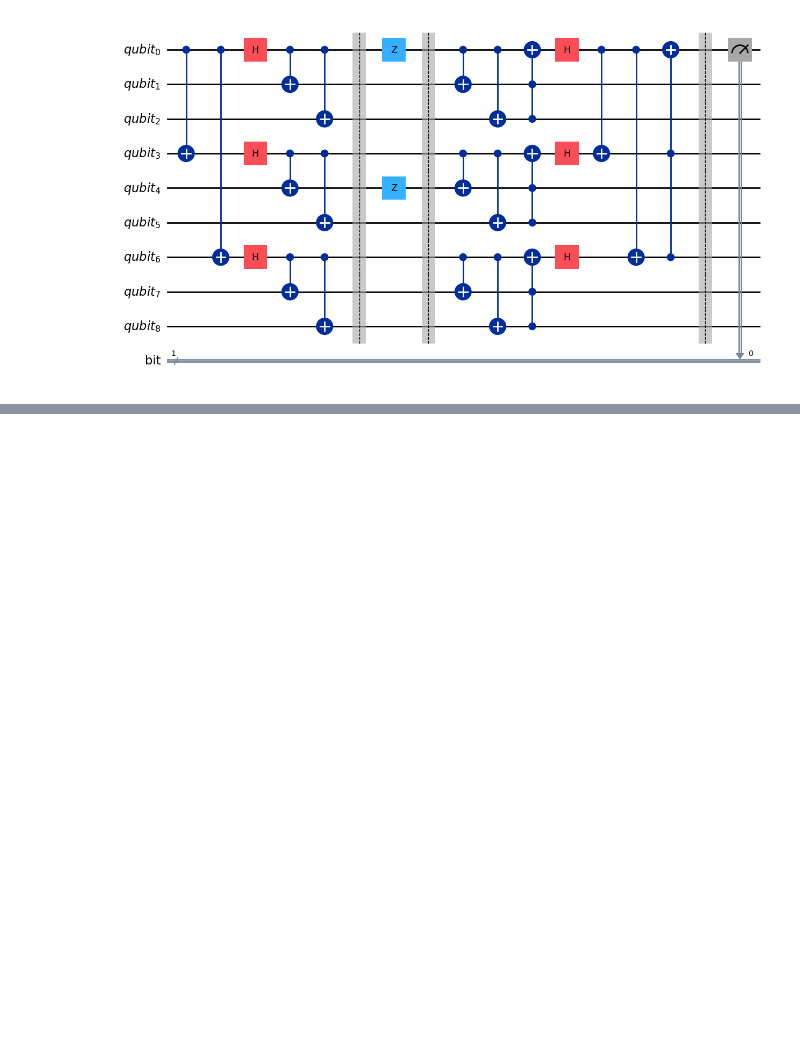
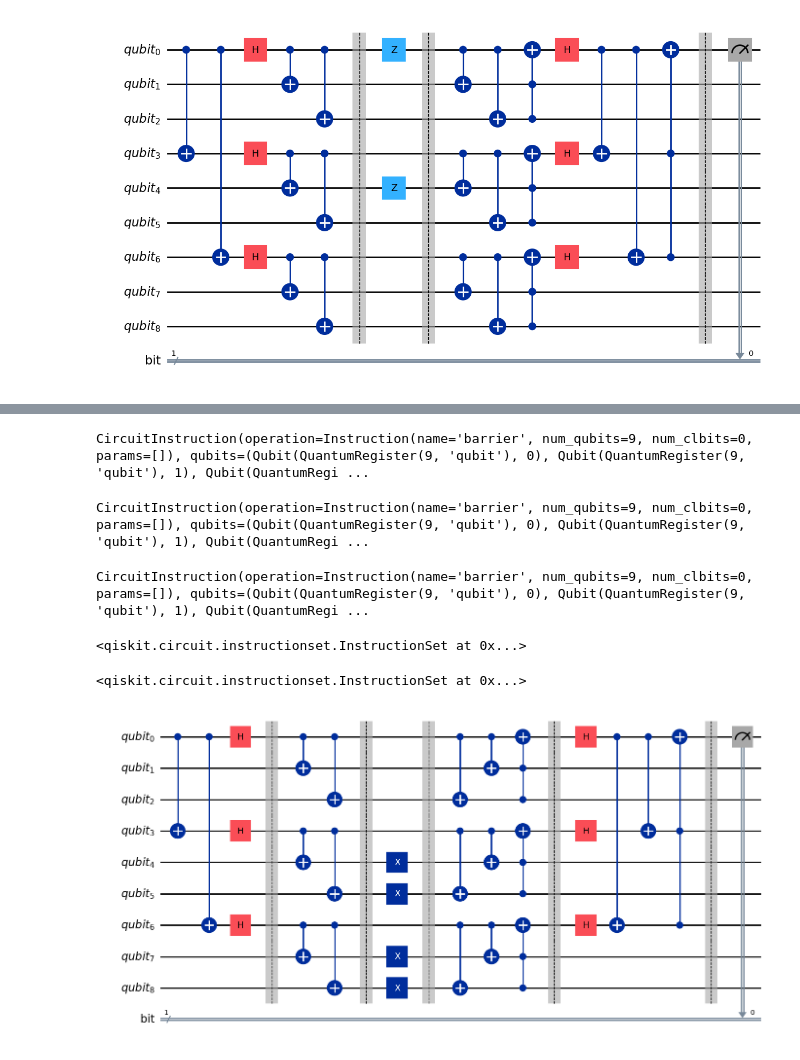
Before and after one commit to InKeaton/QIS_SHOR, a Jupyter notebook: shor.ipynb, the cells around one changed output, grey strips where cells are left out. Cells and saved outputs as stored; diff of their text form; code cells hidden in the pictures; blank space fills up the shorter version.

```diff
--- a/shor.ipynb
+++ b/shor.ipynb
@@ -114,0 +119,3 @@ plot_histogram(counts, title='Bell-State counts')
+# %%
+qubit   = QuantumRegister(  9, 'qubit')
+bit     = ClassicalRegister(1, 'bit')
@@ -114,0 +140,73 @@ plot_histogram(counts, title='Bell-State counts')
+# %%
+# BIT FLIP ENCODING
+
+bit_flip_enc = QuantumCircuit(qubit, bit)
+
+# CNOT
+bit_flip_enc.cx(qubit[0], qubit[1]);  bit_flip_enc.cx(qubit[3], qubit[4]);  bit_flip_enc.cx(qubit[6], qubit[7])
+bit_flip_enc.cx(qubit[0], qubit[2]);  bit_flip_enc.cx(qubit[3], qubit[5]);  bit_flip_enc.cx(qubit[6], qubit[8])
+
+bit_flip_enc.barrier() ##################################################################################
+# %% [output]
+CircuitInstruction(operation=Instruction(name='barrier', num_qubits=9, num_clbits=0, params=[]), qubits=(Qubit(QuantumRegister(9, 'qubit'), 0), Qubit(QuantumRegister(9, 'qubit'), 1), Qubit(QuantumRegi ...
+# %%
+# BIT FLIP DECODING
+
+bit_flip_dec = QuantumCircuit(qubit, bit)
+
+bit_flip_dec.barrier() ##################################################################################
+# CNOT
+bit_flip_dec.cx(qubit[0], qubit[2]);  bit_flip_dec.cx(qubit[3], qubit[5]);  bit_flip_dec.cx(qubit[6], qubit[8])
+bit_flip_dec.cx(qubit[0], qubit[1]);  bit_flip_dec.cx(qubit[3], qubit[4]);  bit_flip_dec.cx(qubit[6], qubit[7])
+
+# TOFFOLI
+bit_flip_dec.ccx(qubit[2], qubit[1], qubit[0]);  bit_flip_dec.ccx(qubit[5], qubit[4], qubit[3]);  bit_flip_dec.ccx(qubit[8], qubit[7], qubit[6])
+
+bit_flip_dec.barrier() ##################################################################################
+# %% [output]
+CircuitInstruction(operation=Instruction(name='barrier', num_qubits=9, num_clbits=0, params=[]), qubits=(Qubit(QuantumRegister(9, 'qubit'), 0), Qubit(QuantumRegister(9, 'qubit'), 1), Qubit(QuantumRegi ...
+# %%
+# PHASE FLIP DECODING
+
+phase_flip_dec = QuantumCircuit(qubit, bit)
+
+# HADAMARD
+phase_flip_dec.h(qubit[0]);  phase_flip_dec.h(qubit[3]);  phase_flip_dec.h(qubit[6])
+
+# CNOT
+phase_flip_dec.cx(qubit[0], qubit[6]); phase_flip_dec.cx(qubit[0], qubit[3]);
+
+# TOFFOLI
+phase_flip_dec.ccx(qubit[6], qubit[3], qubit[0]);
+
+phase_flip_dec.barrier() ##################################################################################
+# %% [output]
+CircuitInstruction(operation=Instruction(name='barrier', num_qubits=9, num_clbits=0, params=[]), qubits=(Qubit(QuantumRegister(9, 'qubit'), 0), Qubit(QuantumRegister(9, 'qubit'), 1), Qubit(QuantumRegi ...
+# %%
+# MEASURE
+
+measure = QuantumCircuit(qubit, bit)
+
+measure.measure(qubit[0], bit[0])
+# %% [output]
+<qiskit.circuit.instructionset.InstructionSet at 0x...>
+# %%
+# ERROR
+
+# ERROR CIRCUIT
+error = QuantumCircuit(qubit, bit)
+
+error.x(qubit[4])
+error.x(qubit[5])
+error.x(qubit[7])
+error.x(qubit[8])
+# %% [output]
+<qiskit.circuit.instructionset.InstructionSet at 0x...>
+# %%
+# UNITE CIRCUITS
+
+complete_circuit = phase_flip_enc.compose(bit_flip_enc.compose(error.compose(bit_flip_dec.compose(phase_flip_dec.compose(measure)))))
+# Draw the circuit
+complete_circuit.draw("mpl", filename='_res/shor_protocol.png')
+# %% [output]
+[figure, added]
```
Also changed, not shown: parts of 5 cells of this notebook, 4 other files.
